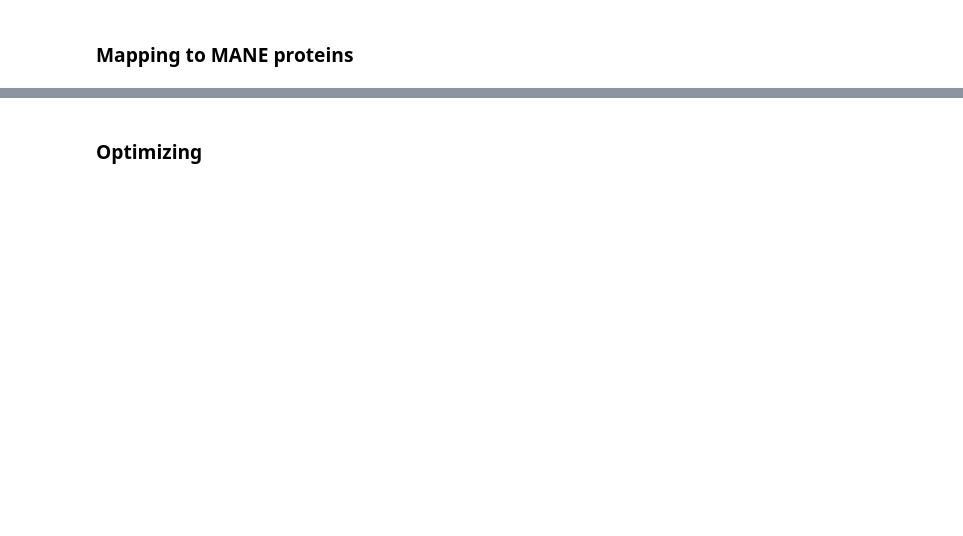
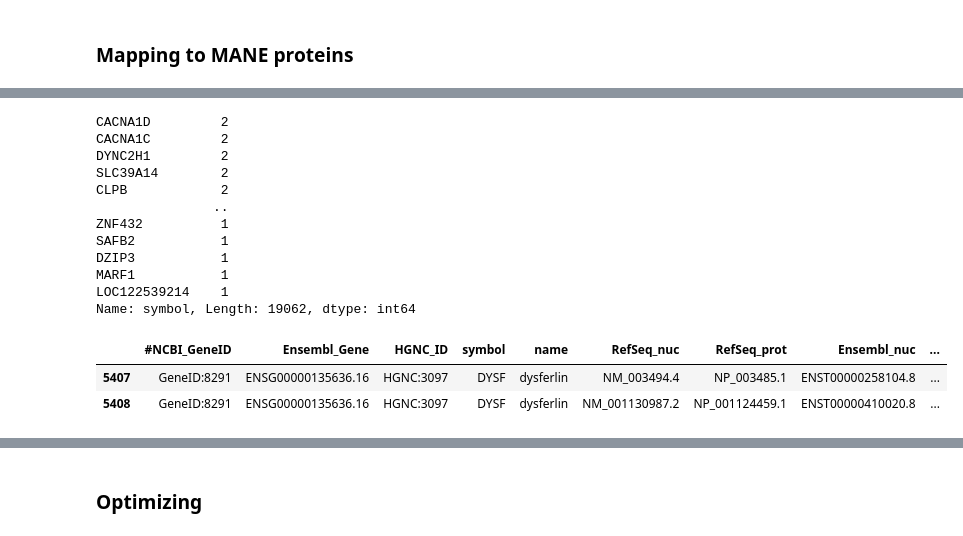
Before and after one commit to akabiraka/variant_effect_analysis, a Jupyter notebook: data_processing/dbsnp_data_cleanup.ipynb, the cells around one changed output, grey strips where cells are left out. Drawn from its saved outputs; the diff is of its cells as text; code cells hidden in the pictures; blank space fills up the shorter version.

```diff
--- a/data_processing/dbsnp_data_cleanup.ipynb
+++ b/data_processing/dbsnp_data_cleanup.ipynb
@@ -96,6 +115,25 @@ gene2refseq_mapping_df.head()
 | 2 | GeneID:9 | ENSG00000171428.15 | HGNC:7645 | NAT1 | N-acetyltransferase 1 | NM_000662.8 | NP_000653.3 | ENST00000307719.9 | ... |
 | 3 | GeneID:10 | ENSG00000156006.5 | HGNC:7646 | NAT2 | N-acetyltransferase 2 | NM_000015.3 | NP_000006.2 | ENST00000286479.4 | ... |
 | 4 | GeneID:12 | ENSG00000196136.18 | HGNC:16 | SERPINA3 | serpin family A member 3 | NM_001085.5 | NP_001076.2 | ENST00000393078.5 | ... |
+# %%
+print(gene2refseq_mapping_df["symbol"].value_counts())
+gene2refseq_mapping_df[gene2refseq_mapping_df["symbol"]=="DYSF"]
+# %% [output]
+CACNA1D         2
+CACNA1C         2
+DYNC2H1         2
+SLC39A14        2
+CLPB            2
+               ..
+ZNF432          1
+SAFB2           1
+DZIP3           1
+MARF1           1
+LOC122539214    1
+Name: symbol, Length: 19062, dtype: int64
+|  | #NCBI_GeneID | Ensembl_Gene | HGNC_ID | symbol | name | RefSeq_nuc | RefSeq_prot | Ensembl_nuc | ... |
+| 5407 | GeneID:8291 | ENSG00000135636.16 | HGNC:3097 | DYSF | dysferlin | NM_003494.4 | NP_003485.1 | ENST00000258104.8 | ... |
+| 5408 | GeneID:8291 | ENSG00000135636.16 | HGNC:3097 | DYSF | dysferlin | NM_001130987.2 | NP_001124459.1 | ENST00000410020.8 | ... |
 # %%
 dbsnp_missense_variants_df = df_remove_NNE.copy()
 dbsnp_missense_variants_df["gene_symbol"] = dbsnp_missense_variants_df["genes"].apply(lambda x: x.split(",")[0].split(":")[0])#HSFX4:101927685"
```
Also changed, not shown: parts of 12 cells of this notebook, 13 other files.
